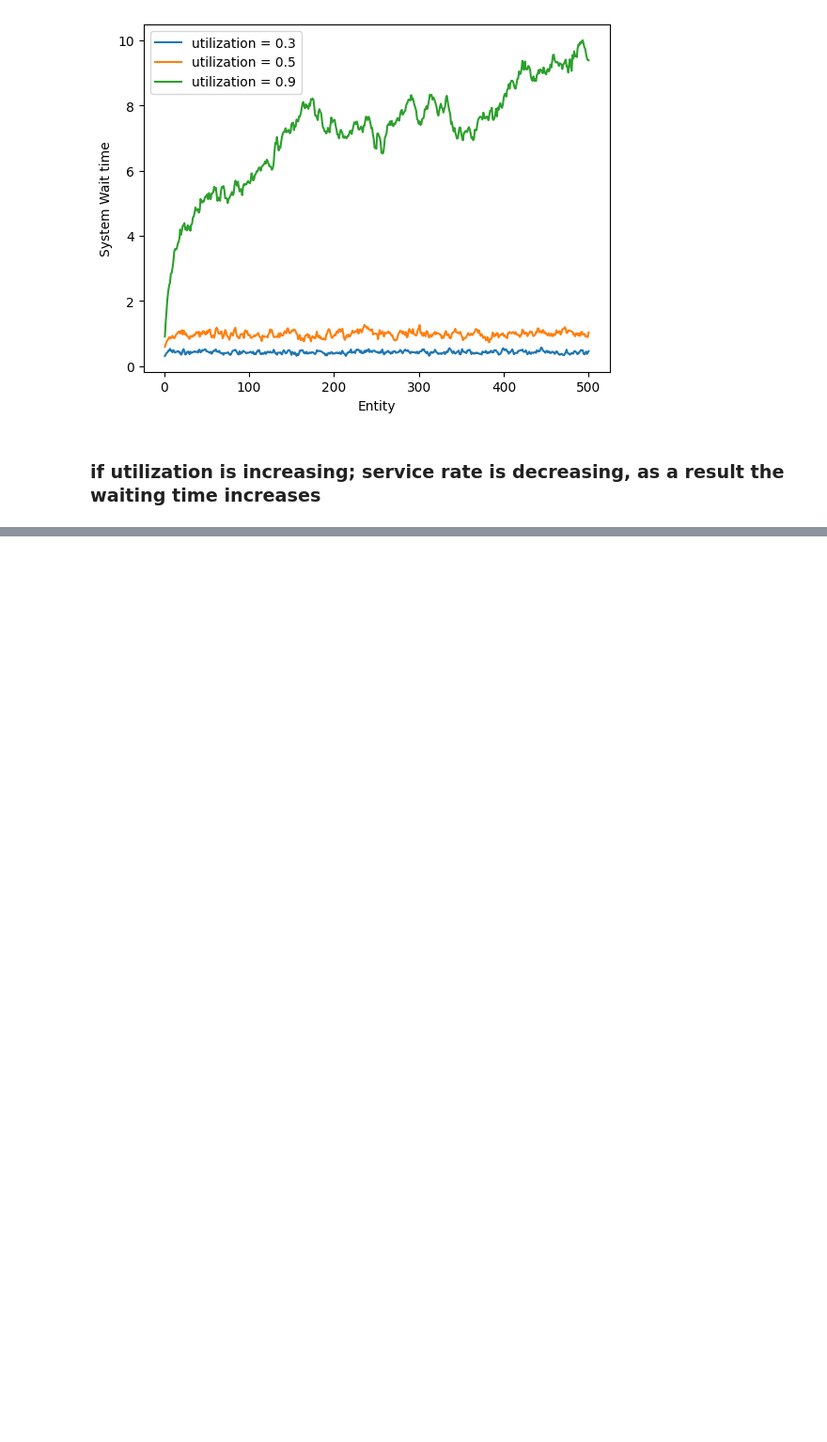
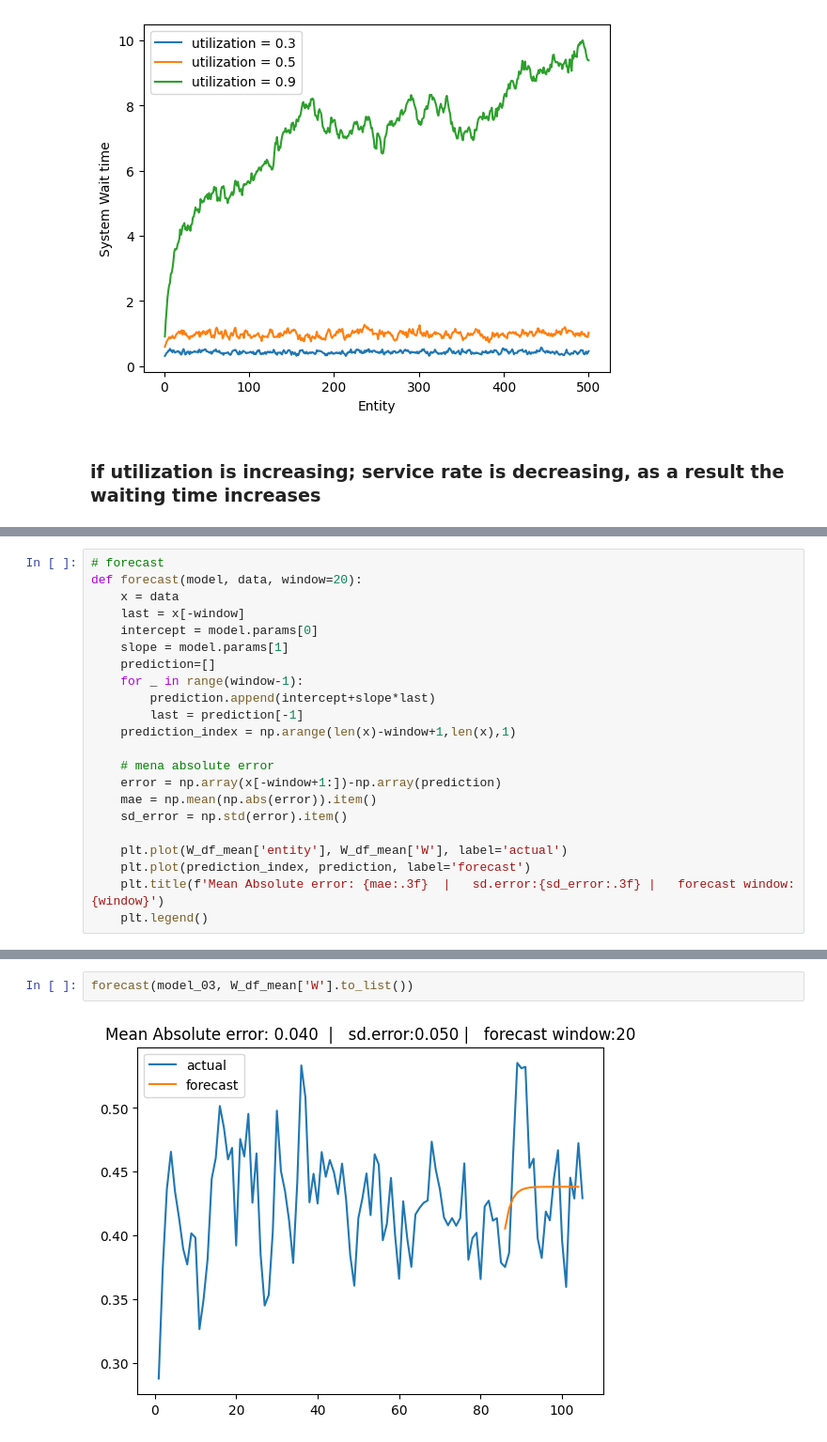
Before and after one commit to peppy-senpai/simulation_analysis, a Jupyter notebook: MMC-queue/mmc_event.ipynb, the cells around one changed output, grey strips where cells are left out. Shown at 94% size. Drawn from its saved outputs; the diff is of its cells as text; blank space fills up the shorter version.

```diff
--- a/MMC-queue/mmc_event.ipynb
+++ b/MMC-queue/mmc_event.ipynb
@@ -471,0 +516,22 @@ plt.legend()
+# %%
+# forecast
+def forecast(model, data, window=20):
+    x = data
+    last = x[-window]
+    intercept = model.params[0]
+    slope = model.params[1]
+    prediction=[]
+    for _ in range(window-1):
+        prediction.append(intercept+slope*last)
+        last = prediction[-1]
+    prediction_index = np.arange(len(x)-window+1,len(x),1)
+
+    # mena absolute error
+    error = np.array(x[-window+1:])-np.array(prediction)
+    mae = np.mean(np.abs(error)).item()
+    sd_error = np.std(error).item()
+
+    plt.plot(W_df_mean['entity'], W_df_mean['W'], label='actual')
+    plt.plot(prediction_index, prediction, label='forecast')
+    plt.title(f'Mean Absolute error: {mae:.3f}  |   sd.error:{sd_error:.3f} |   forecast window:{window}')
+    plt.legend()
@@ -471,0 +617,4 @@ plt.legend()
+# %%
+forecast(model_03, W_df_mean['W'].to_list())
+# %% [output]
+[figure, added]
```
Also changed, not shown: parts of 28 cells of this notebook.
